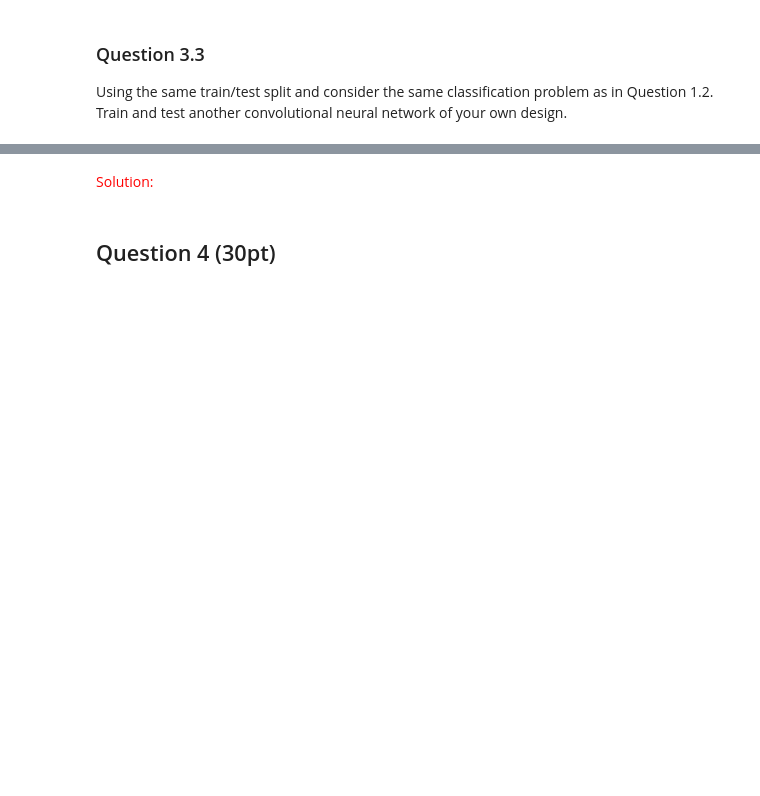
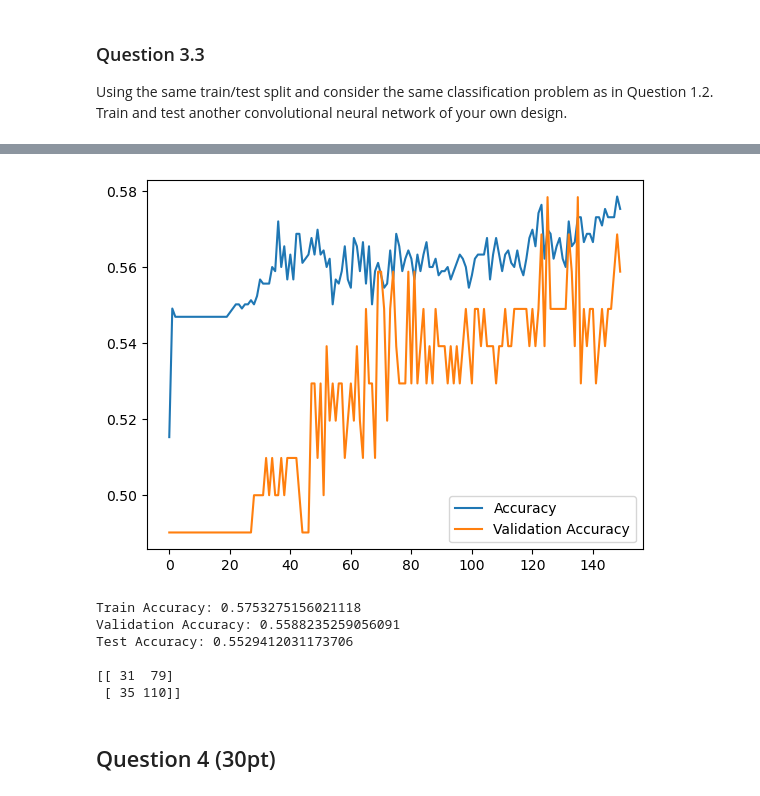
Before and after one commit to rshea33/FA-691, a Jupyter notebook: Homeworks/Homework 3/FA691-HW3.ipynb, the cells around one changed output, grey strips where cells are left out. Cells and saved outputs as stored; diff of their text form; code cells hidden in the pictures; blank space fills up the shorter version.

```diff
--- a/Homeworks/Homework 3/FA691-HW3.ipynb
+++ b/Homeworks/Homework 3/FA691-HW3.ipynb
@@ -263,4 +302,10 @@ Evaluate the performance of this model by printing the confusion matrix and accu
 ### Question 3.3
 Using the same train/test split and consider the same classification problem as in Question 1.2. Train and test another convolutional neural network of your own design.
 # %%
-# Enter your code here
+model4 = keras.Sequential()
+model4.add(keras.layers.Conv1D(filters=10, kernel_size=2, dilation_rate=1, input_shape=(X_train.shape[1], 1)))
+model4.add(keras.layers.Flatten())
+model4.add(Dense(10, activation='relu'))
+model4.add(Dense(1, activation='sigmoid'))
+
+model4.summary()
@@ -267,5 +329,28 @@ Using the same train/test split and consider the same classification problem as
-# %% [markdown]
-<font color='red'>Solution:</font>
+# %%
+model4.compile(optimizer='adam', loss='binary_crossentropy', metrics=['accuracy'])
+
+history4 = model4.fit(X_train.values.reshape(-1, X_train.shape[1], 1), y_train, epochs=150, verbose=0, validation_split=0.1)
+# %%
+plt.plot(history4.history['accuracy'], label='Accuracy')
+plt.plot(history4.history['val_accuracy'], label='Validation Accuracy')
+plt.legend()
+plt.show()
+print(f"\n\nTrain Accuracy: {history4.history['accuracy'][-1]}")
+print(f"Validation Accuracy: {history4.history['val_accuracy'][-1]}")
+
+print(f"Test Accuracy: {model4.evaluate(X_test.values.reshape(-1, X_test.shape[1], 1), y_test, verbose=0)[1]}", end='\n\n')
+
+model4_pred = (model4.predict(X_test.values.reshape(-1, X_test.shape[1], 1)) > 0.5).astype(int)
+
+print(confusion_matrix(y_test, model4_pred))
+# %% [output]
+[figure, added]
+Train Accuracy: 0.5753275156021118
+Validation Accuracy: 0.5588235259056091
+Test Accuracy: 0.5529412031173706
+
+[[ 31  79]
+ [ 35 110]]
 # %% [markdown]
 ## Question 4 (30pt)
 # %% [markdown]
```
Also changed, not shown: parts of 26 cells of this notebook, 2 other files.
